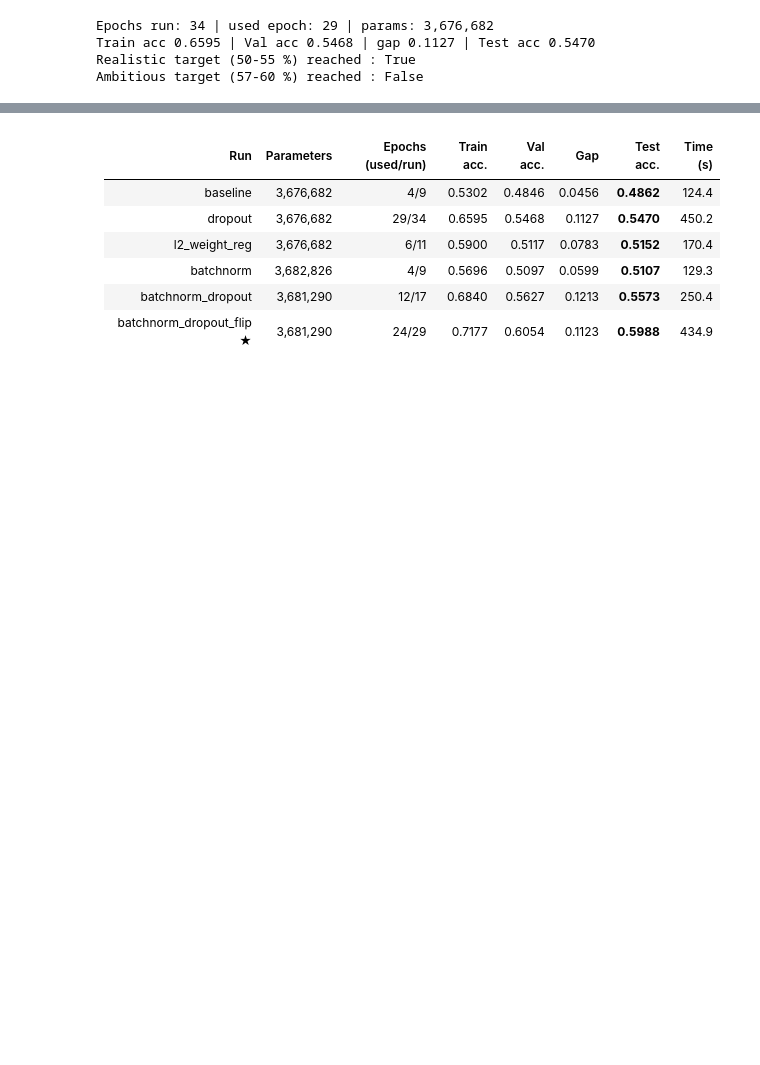
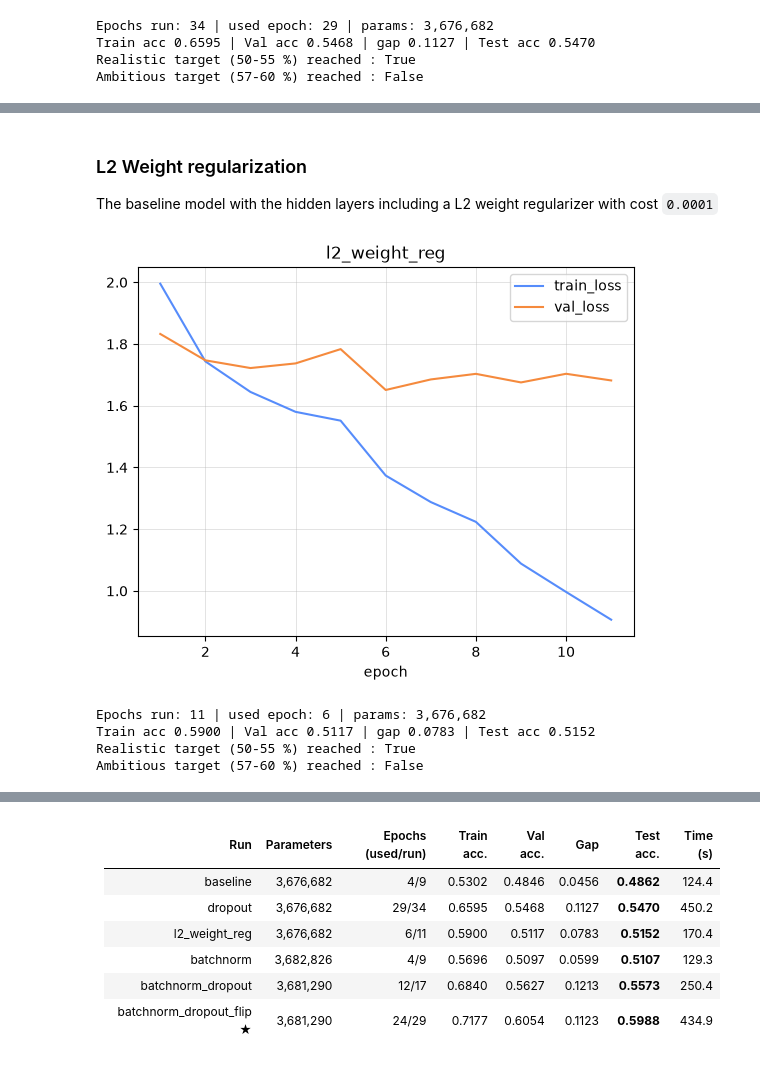
Before and after one commit to alekkiq/neural-networks-g5, a Jupyter notebook: mini-projects/cifar-10/fcn.ipynb, the cells around one changed output, grey strips where cells are left out. Cells and saved outputs as stored; diff of their text form; code cells hidden in the pictures; blank space fills up the shorter version.

```diff
--- a/mini-projects/cifar-10/fcn.ipynb
+++ b/mini-projects/cifar-10/fcn.ipynb
@@ -533,7 +533,7 @@ def show_run(name="baseline"):
 
     plt.plot(d["epoch"], d["loss"], label="train_loss")
     plt.plot(d["epoch"], d["val_loss"], label="val_loss")
-    plt.title(name); plt.xlabel("epoch"); plt.legend(); plt.grid(); plt.show()
+    plt.title(name); plt.xlabel("epoch"); plt.ylabel("loss"); plt.legend(); plt.grid(); plt.show()
 
     train, val, test = float(s["train_acc"]), float(s["val_acc"]), float(s["test_acc"])
     print(f"Epochs run: {s['epochs_run']} | Used epoch: {s['used_epoch']} | Params: {int(s['params']):,}")
@@ -576,0 +583,12 @@ Ambitious target (57-60 %) reached : False
+# %% [markdown]
+### L2 Weight regularization
+
+The baseline model with the hidden layers including a L2 weight regularizer with cost `0.0001`
+# %%
+show_run("l2_weight_reg")
+# %% [output]
+[figure, added]
+Epochs run: 11 | used epoch: 6 | params: 3,676,682
+Train acc 0.5900 | Val acc 0.5117 | gap 0.0783 | Test acc 0.5152
+Realistic target (50-55 %) reached : True
+Ambitious target (57-60 %) reached : False
```
Also changed, not shown: parts of 18 cells of this notebook.
